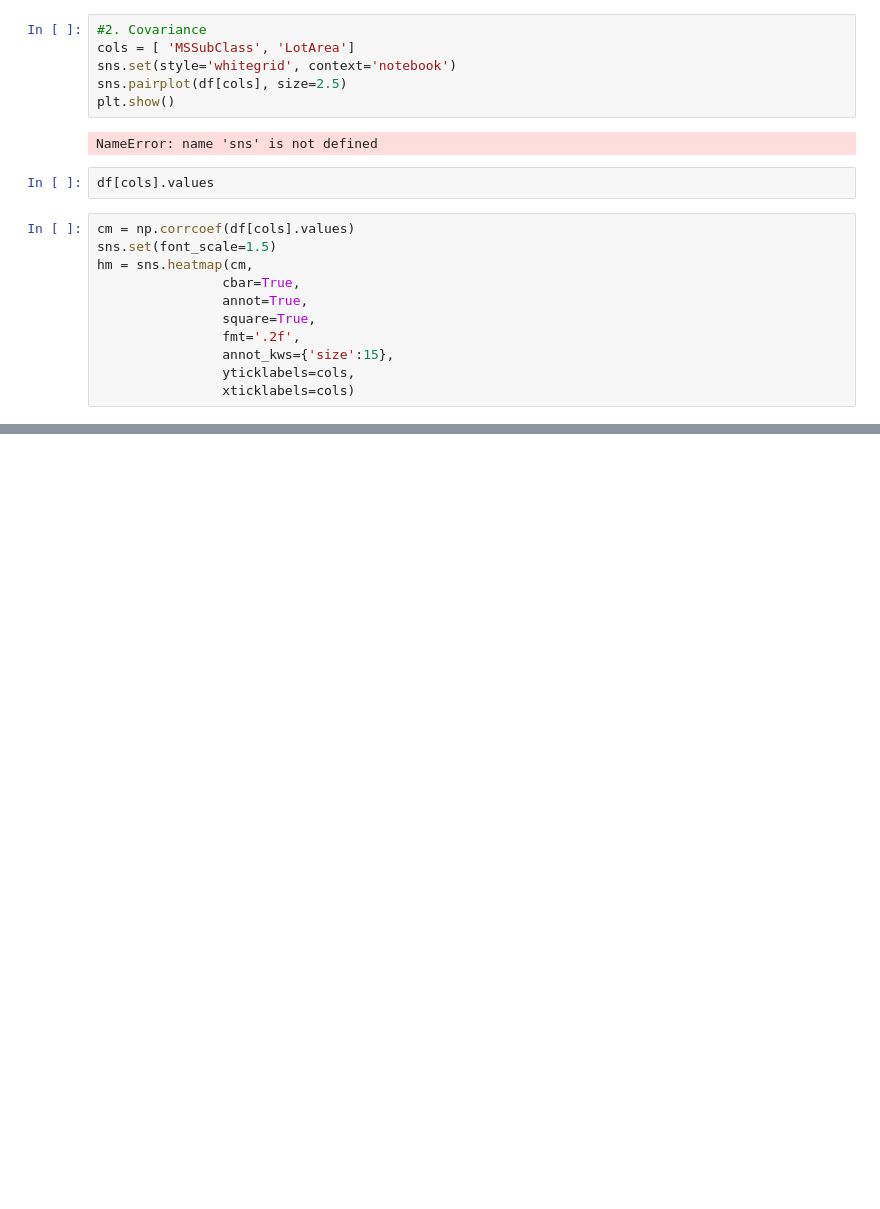
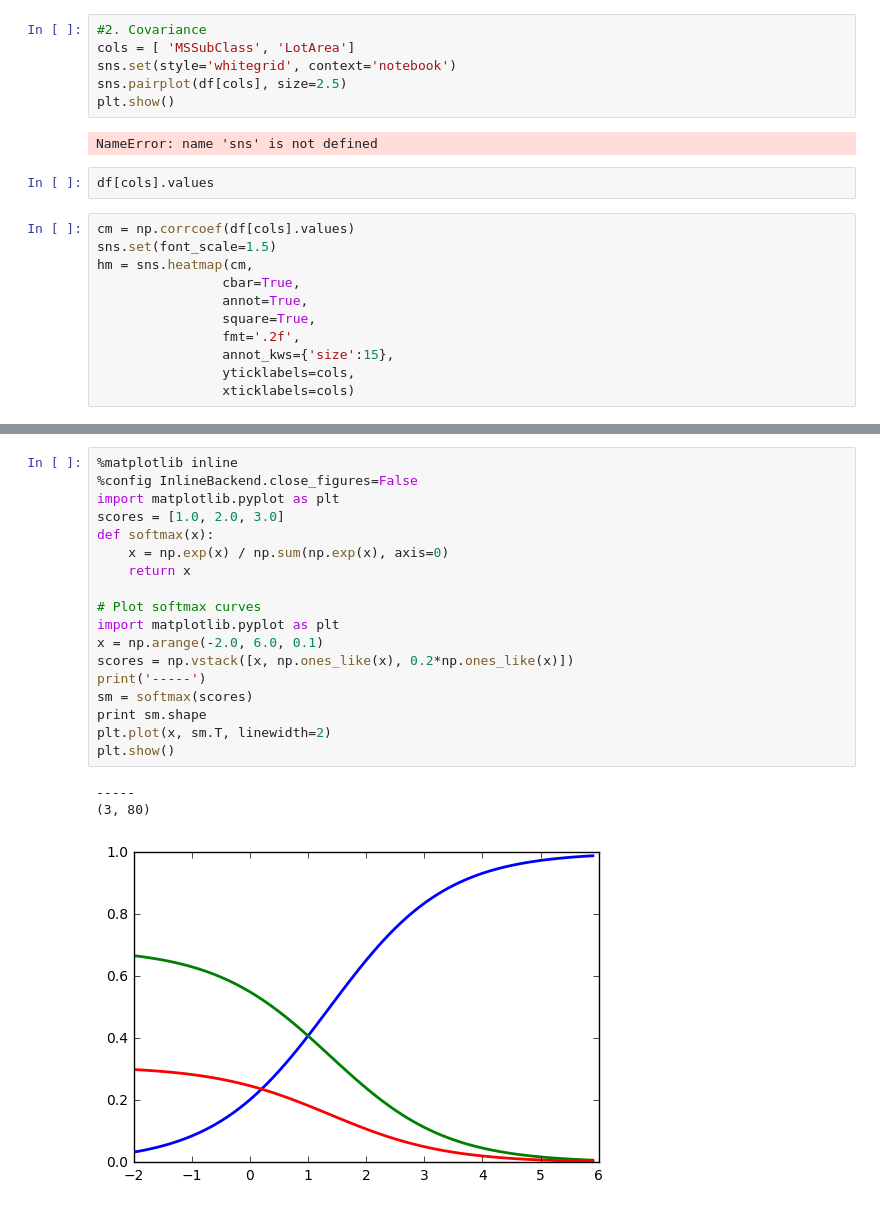
Before and after one commit to linked0/kaggle-web, a Jupyter notebook: app_ml/analyze-house.ipynb, the cells around one changed output, grey strips where cells are left out. Drawn from its saved outputs; the diff is of its cells as text; blank space fills up the shorter version.

```diff
--- a/app_ml/analyze-house.ipynb
+++ b/app_ml/analyze-house.ipynb
@@ -119,0 +159,22 @@ hm = sns.heatmap(cm,
+# %%
+%matplotlib inline
+%config InlineBackend.close_figures=False
+import matplotlib.pyplot as plt
+scores = [1.0, 2.0, 3.0]
+def softmax(x):
+    x = np.exp(x) / np.sum(np.exp(x), axis=0)
+    return x
+
+# Plot softmax curves
+import matplotlib.pyplot as plt
+x = np.arange(-2.0, 6.0, 0.1)
+scores = np.vstack([x, np.ones_like(x), 0.2*np.ones_like(x)])
+print('-----')
+sm = softmax(scores)
+print sm.shape
+plt.plot(x, sm.T, linewidth=2)
+plt.show()
+# %% [output]
+-----
+(3, 80)
+[figure, added]
```
Also changed, not shown: parts of 11 cells of this notebook, 12 other files.
